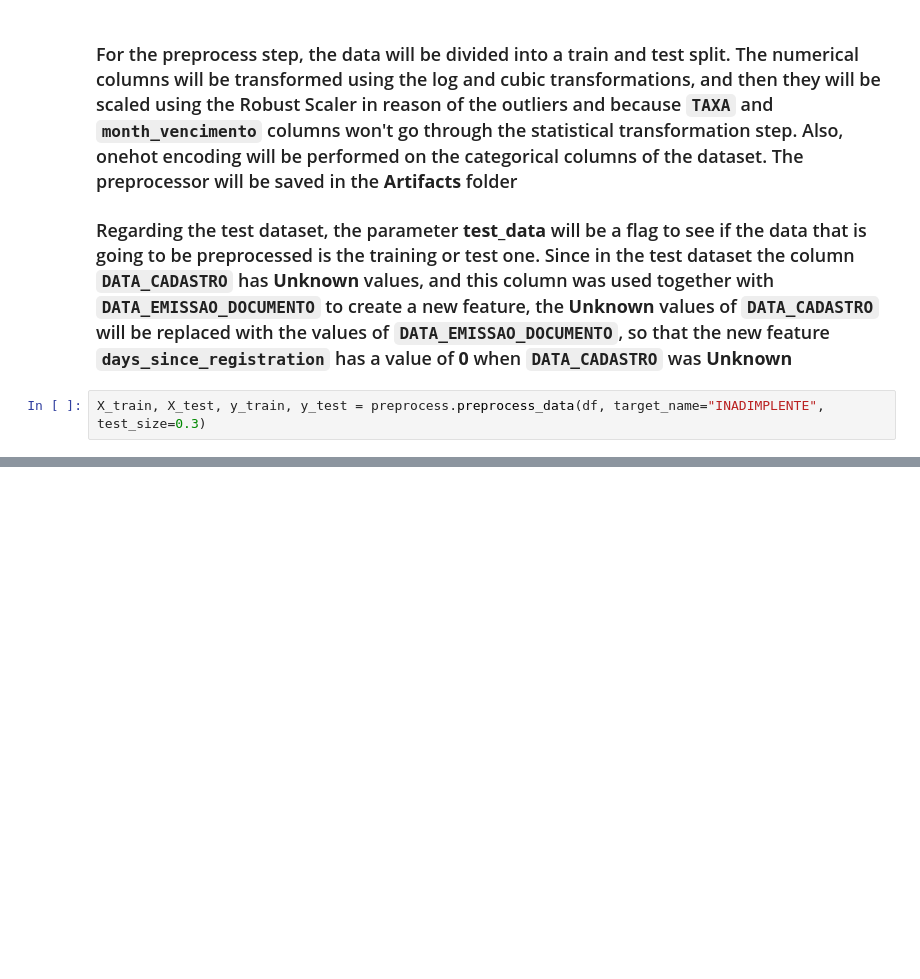
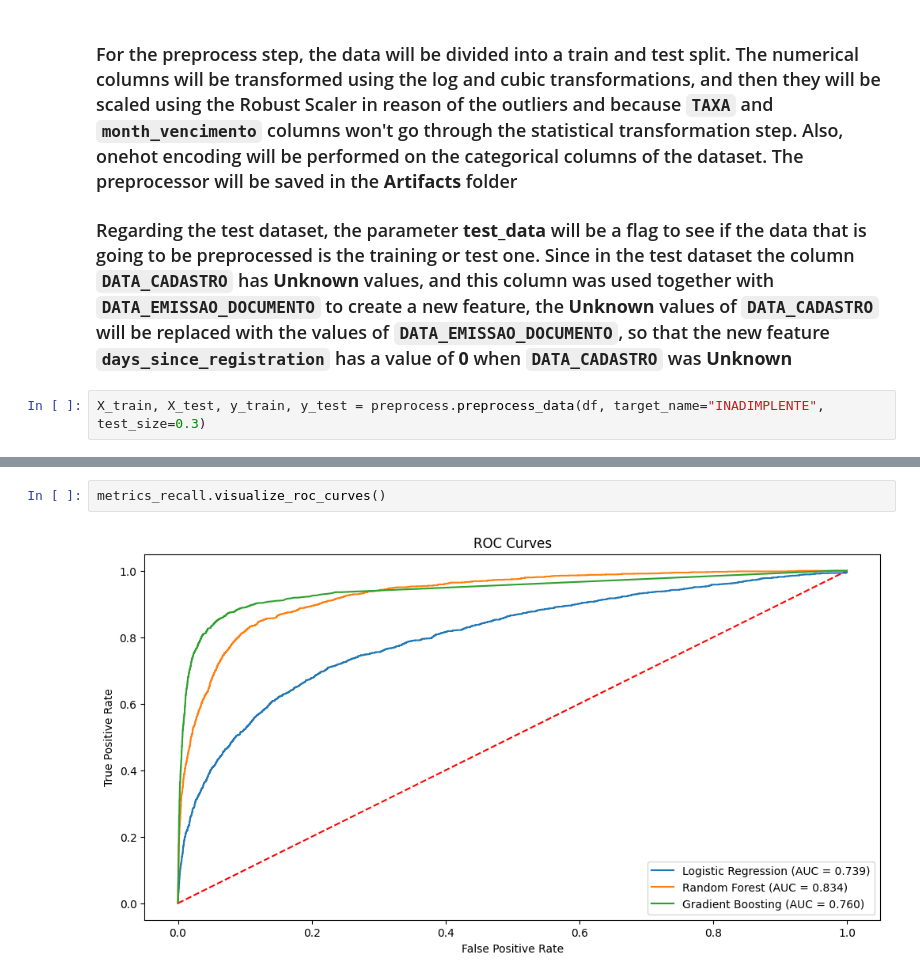
Before and after one commit to vitorccmanso/Customer-Default-Prediction, a Jupyter notebook: Notebooks/Model Training.ipynb, the cells around one changed output, grey strips where cells are left out. Saved outputs shown, nothing was run; the diff lists cells and outputs as text; blank space fills up the shorter version.

```diff
--- a/Notebooks/Model Training.ipynb
+++ b/Notebooks/Model Training.ipynb
@@ -38,0 +85,4 @@ X_train, X_test, y_train, y_test = preprocess.preprocess_data(df, target_name="I
+# %%
+metrics_recall.visualize_roc_curves()
+# %% [output]
+[figure, added]
```
Also changed, not shown: parts of 62 cells of this notebook, 2 other files.
